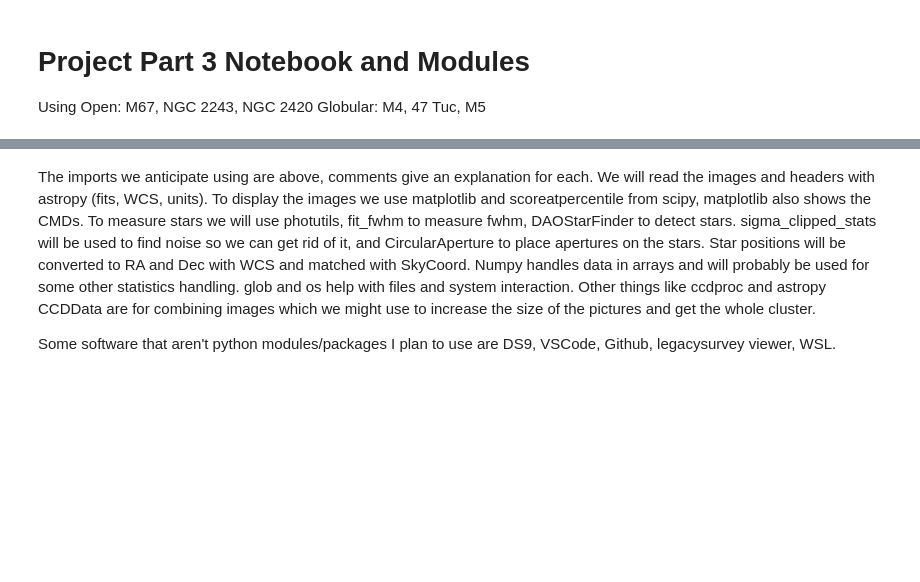
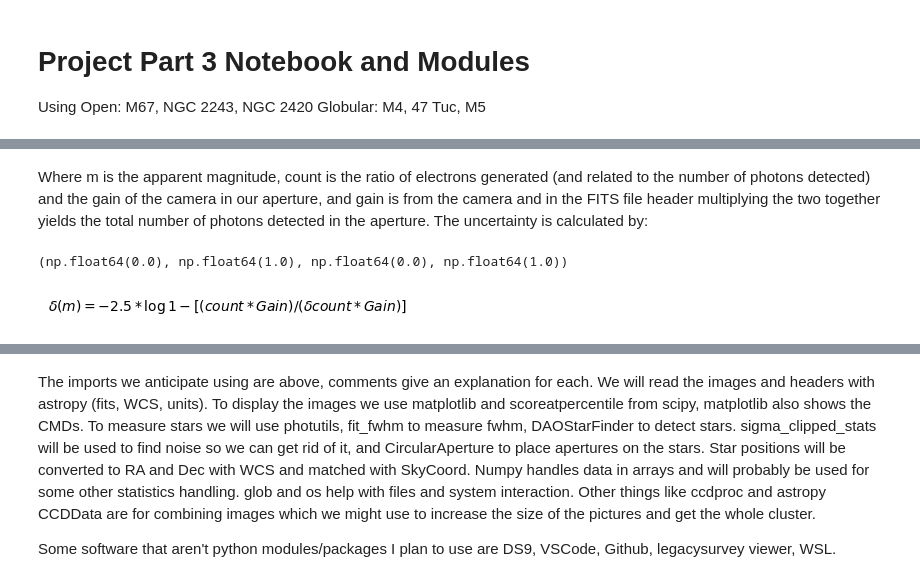
Before and after one commit to alexhlanter/ASTR596-Capstone-Project, a Jupyter notebook: capstone_part3.ipynb, the cells around one changed output, grey strips where cells are left out. Drawn from its saved outputs; the diff is of its cells as text; code cells hidden in the pictures; blank space fills up the shorter version.

```diff
--- a/capstone_part3.ipynb
+++ b/capstone_part3.ipynb
@@ -7,0 +24,9 @@ Globular: M4, 47 Tuc, M5
+# %% [markdown]
+Where m is the apparent magnitude, count is the ratio of electrons generated (and related to the number of photons detected) and the gain of the camera in our aperture, and gain is from the camera and in the FITS file header multiplying the two together yields the total number of photons detected in the aperture. The uncertainty is calculated by:
+# %%
+plt.figure(figsize=(.1,.1))
+plt.text(0,1, s= '$ \delta (m) = -2.5*\log{1 - [(count*Gain)/(\delta count * Gain)]}$')
+plt.axis('off')
+# %% [output]
+(np.float64(0.0), np.float64(1.0), np.float64(0.0), np.float64(1.0))
+[figure, added]
```
Also changed, not shown: parts of 3 cells of this notebook.
